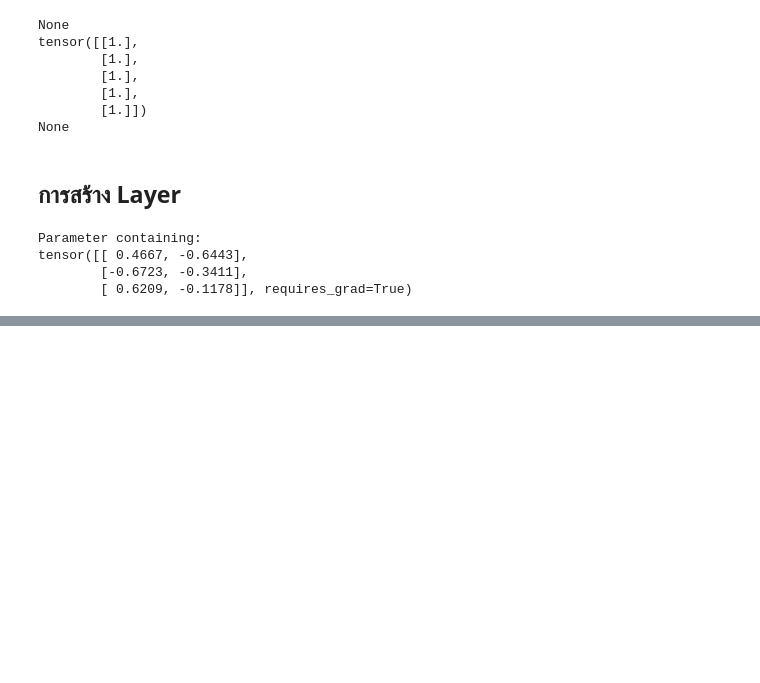
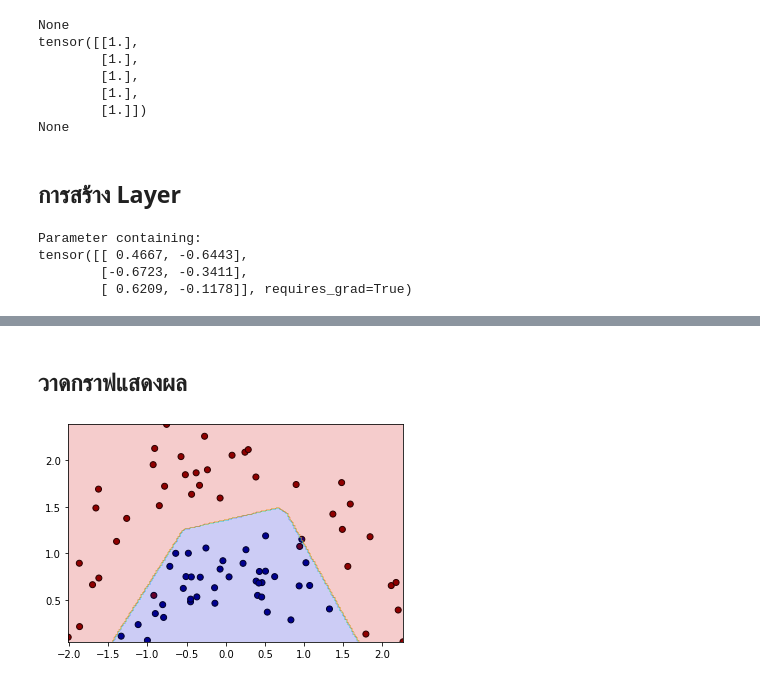
Before and after one commit to CakeNuthep/Pytorch_Learning, a Jupyter notebook: PytorchBegin.ipynb, the cells around one changed output, grey strips where cells are left out. Saved outputs shown, nothing was run; the diff lists cells and outputs as text; code cells hidden in the pictures; blank space fills up the shorter version.

```diff
--- a/PytorchBegin.ipynb
+++ b/PytorchBegin.ipynb
@@ -364,0 +324,48 @@ plt.show()
+# %%
+import torch
+import torch.nn.functional as F
+
+class TestNeuralNetwork(torch.nn.Module):
+    def __init__(self):
+        super(TestNeuralNetwork,self).__init__()
+        self.linearLayer1 = torch.nn.Linear(2,3)
+        self.linearLayer2 = torch.nn.Linear(3,3)
+        self.linearLayer3 = torch.nn.Linear(3,2)
+
+    def forward(self,x):
+        h1 = self.linearLayer1(x)
+        a1 = F.relu(h1)
+        h2 = self.linearLayer2(a1)
+        a2 = F.relu(h2)
+        h3 = self.linearLayer3(a2)
+        return h3
+
+
+
+X = torch.Tensor(X)  #แปลงเป็นค่า X ให้อยู่ใน Tensor
+z = torch.LongTensor(z) #แปลงเป็นค่า z ให้อยู่ใน Tensor
+nn = TestNeuralNetwork()
+
+optimizer = torch.optim.Adam(nn.parameters(),lr=0.1)  # สร้าง Optimizer แบบวิธี Adam พร้อมทั้งต้องระบุว่าจะให้ Opimizer ปรับค่า Weight ในตัวแปรชื่อว่า nn
+cross_entropy = torch.nn.CrossEntropyLoss()
+for i in range(200): #วนลูปเพื่อทำการ train
+    a = nn(X)
+    output = cross_entropy(a,z)
+    output.backward()
+    optimizer.step()      #ให้ Optimizer ทำการปรับค่า Weight
+    optimizer.zero_grad() #ปรับให้ grad มีค่าเป็น 0 เพราะหากไม่ปรับค่าเป็น 0 ในการคำนวณรอบต่อไป grad จะกลายเป็นค่าที่บวกจากของเก่าเพิ่มขึ้นเรื่อยๆ
+# %% [markdown]
+## วาดกราฟแสดงผล
+# %%
+mx,my = np.meshgrid(np.linspace(x.min(),x.max(),200),np.linspace(y.min(),y.max(),200))
+mX = torch.Tensor(np.array([mx.ravel(),my.ravel()]).T)
+mz = nn(mX).argmax(1)
+mz = mz.data.numpy().reshape(200,200)
+lim = [X.min(),X.max()]
+plt.gca(xlim=(x.min(),x.max()),ylim=(y.min(),y.max()))
+
+plt.scatter(x,y,c=z,edgecolor='k',cmap='jet')
+plt.contourf(mx,my,mz,alpha=0.2,cmap='jet')
+plt.show()
+# %% [output]
+[figure, added]
```
Also changed, not shown: parts of 12 cells of this notebook.
